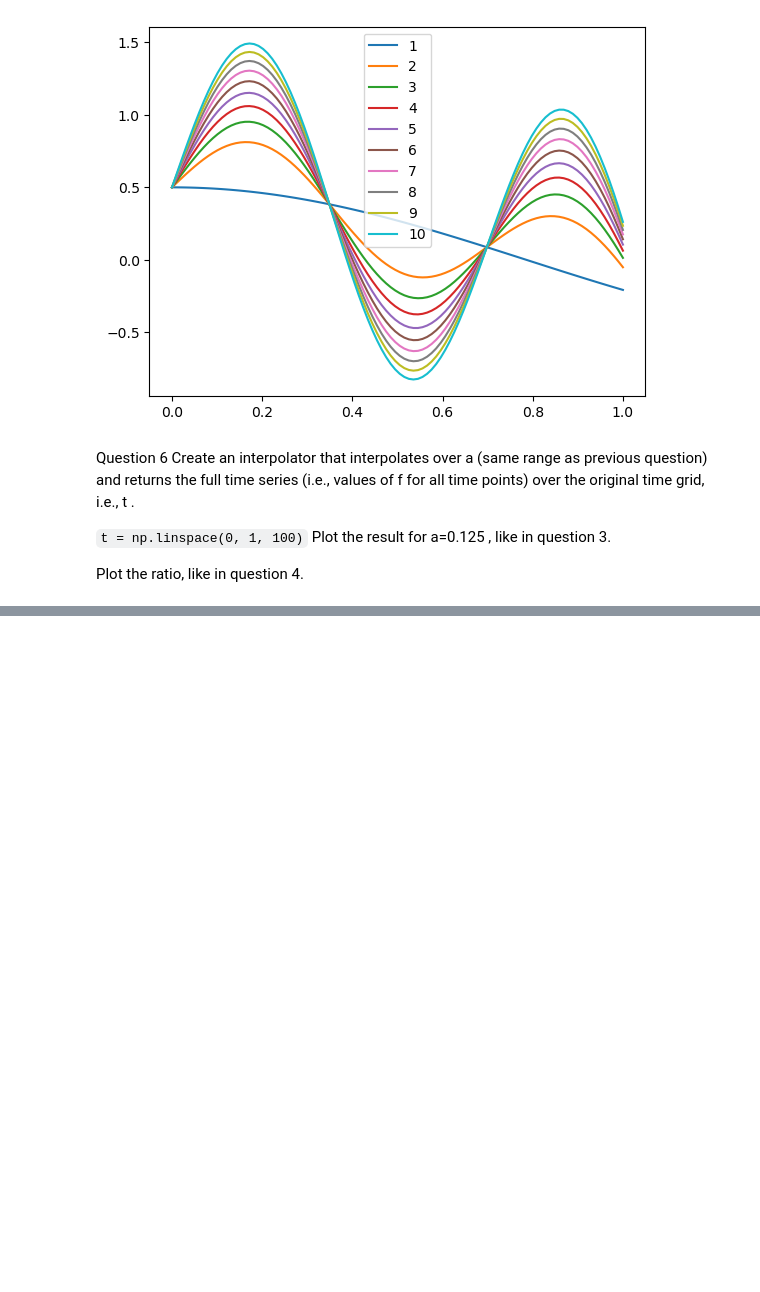
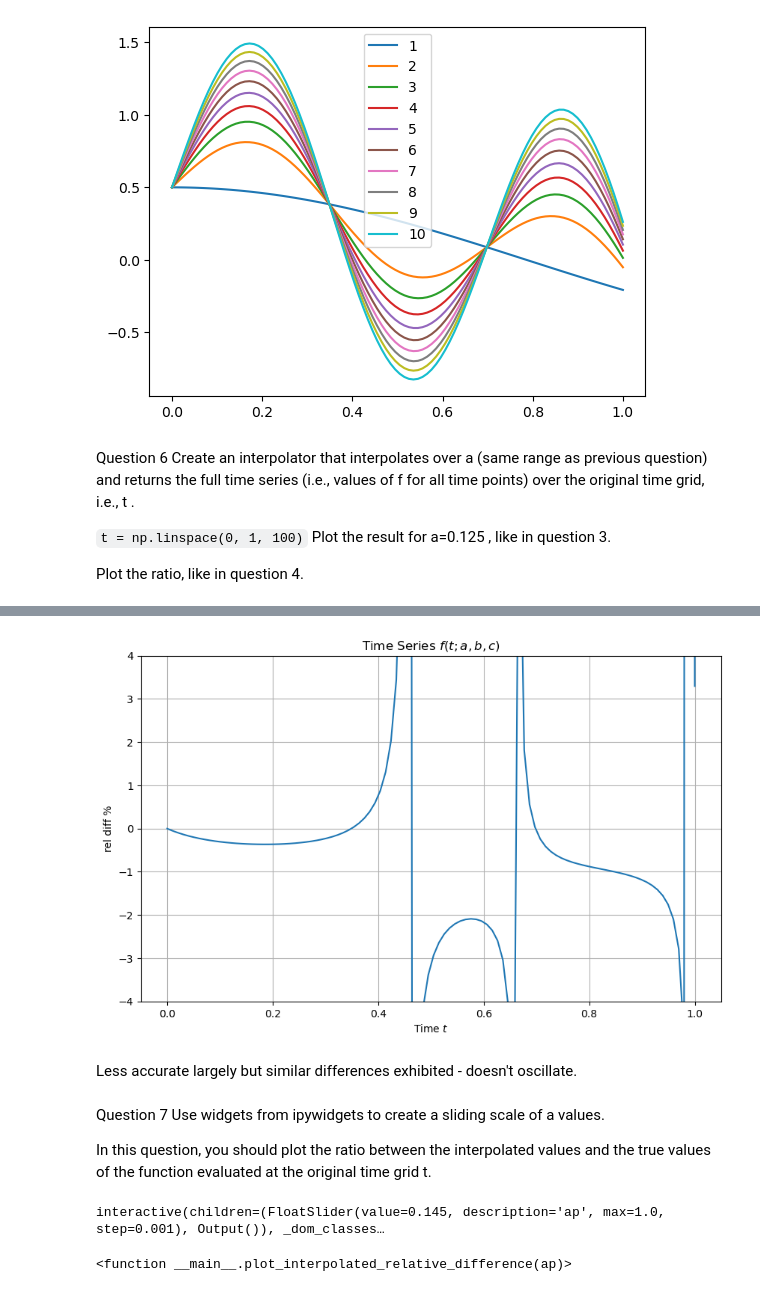
Before and after one commit to claytonbytyci/D400-Interpolation-Curse-of-Dimensionality, a Jupyter notebook: interpolator.ipynb, the cells around one changed output, grey strips where cells are left out. Drawn from its saved outputs; the diff is of its cells as text; code cells hidden in the pictures; blank space fills up the shorter version.

```diff
--- a/interpolator.ipynb
+++ b/interpolator.ipynb
@@ -185,0 +215,47 @@ Plot the ratio, like in question 4.
+# %%
+# Plot the function
+plt.figure(figsize=(10, 6))
+r = 100*(interpolate_f_over_a(ap)/f(t, ap, b, c) - 1 )
+plt.plot(t,r)
+plt.xlabel('Time $t$')
+plt.ylabel(r'rel diff %')
+plt.title(r'Time Series $f(t; a, b, c)$')
+plt.grid(True)
+plt.ylim(-4.,4.)
+plt.show()
+# %% [output]
+[figure, added]
+# %% [markdown]
+Less accurate largely but similar differences exhibited - doesn't oscillate.
+# %% [markdown]
+Question 7
+Use widgets from ipywidgets to create a sliding scale of a values.
+
+In this question, you should plot the ratio between the interpolated values and the true values of the function evaluated at the original time grid t.
+# %%
+from ipywidgets import interact, FloatSlider
+import ipywidgets as widgets
+
+# Define the slider function to update the plot
+def plot_interpolated_relative_difference(ap):
+    # Calculate the relative difference
+    r = 100 * (interpolate_f_over_a(ap) / f(t, ap, b, c) - 1.)
+
+    # Plot the relative difference
+    plt.figure(figsize=(10, 6))
+    plt.plot(t, r)
+    plt.xlabel('Time $t$')
+    plt.ylabel(r'Relative Difference %')
+    plt.title(r'Time Series $f(t; a, b, c)$')
+    plt.ylim(-10,10)
+    plt.grid(True)
+    plt.show()
+
+# Define the slider for `ap`
+ap_slider = FloatSlider(value=0.145, min=0., max=1.0, step=0.001, description='ap')
+
+# Use `interact` to create the interactive plot
+interact(plot_interpolated_relative_difference, ap=ap_slider)
+# %% [output]
+interactive(children=(FloatSlider(value=0.145, description='ap', max=1.0, step=0.001), Output()), _dom_classes…
+<function __main__.plot_interpolated_relative_difference(ap)>
```
Also changed, not shown: parts of 12 cells of this notebook.
